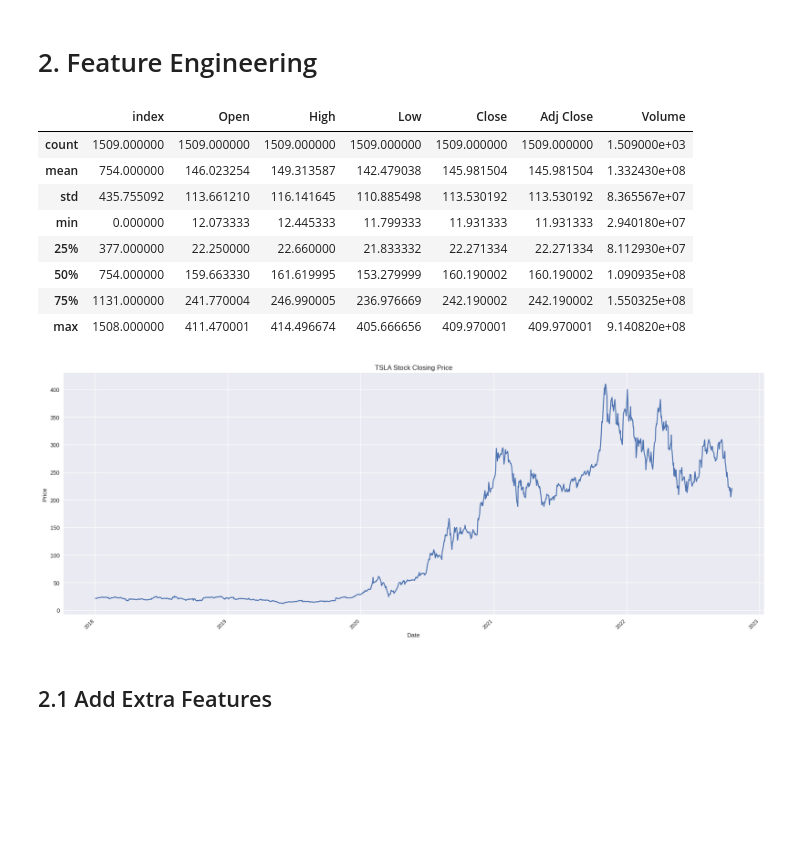
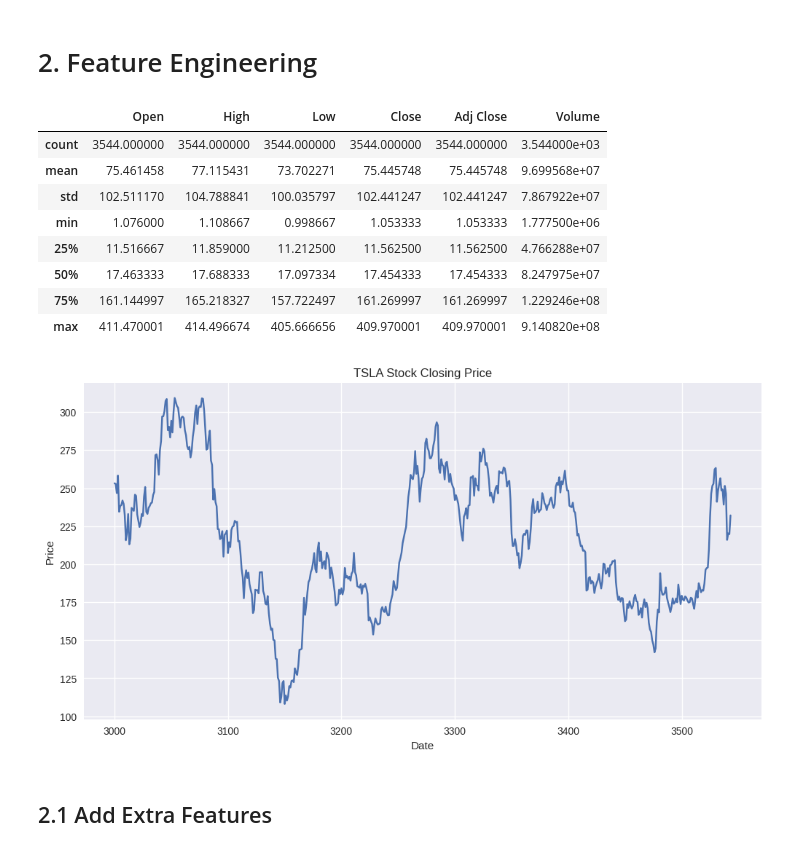
Before and after one commit to Foluwa/mscthesis, a Jupyter notebook: MSCTHESIS.ipynb, the cells around one changed output. Drawn from its saved outputs; the diff is of its cells as text; code cells hidden in the pictures; blank space fills up the shorter version.

```diff
--- a/MSCTHESIS.ipynb
+++ b/MSCTHESIS.ipynb
@@ -98,5 +95,7 @@ plt.style.use('seaborn')
 # %%
 # Download data
 TICKER = "TSLA"
-target_column = 'Close'
-df = yf.download(TICKER, start="2018-01-01", end="2024-01-01").reset_index()
+df_tsla = pd.read_csv(f"{TICKER}.csv")
+
+# gs = yf.download(TICKER, start="2020-01-01", end="2021-01-01")
+# df_tsla = yf.download(TICKER, start="2011-01-01", end="2021-01-01")
@@ -216,30 +173,27 @@ test.head()
 # %% [markdown]
 # 2. Feature Engineering
 # %%
-df.describe()
+df_tsla.describe()
 # %% [output]
-|  | index | Open | High | Low | Close | Adj Close | Volume |
-| count | 1509.000000 | 1509.000000 | 1509.000000 | 1509.000000 | 1509.000000 | 1509.000000 | 1.509000e+03 |
-| mean | 754.000000 | 146.023254 | 149.313587 | 142.479038 | 145.981504 | 145.981504 | 1.332430e+08 |
-| std | 435.755092 | 113.661210 | 116.141645 | 110.885498 | 113.530192 | 113.530192 | 8.365567e+07 |
-| min | 0.000000 | 12.073333 | 12.445333 | 11.799333 | 11.931333 | 11.931333 | 2.940180e+07 |
-| 25% | 377.000000 | 22.250000 | 22.660000 | 21.833332 | 22.271334 | 22.271334 | 8.112930e+07 |
-| 50% | 754.000000 | 159.663330 | 161.619995 | 153.279999 | 160.190002 | 160.190002 | 1.090935e+08 |
-| 75% | 1131.000000 | 241.770004 | 246.990005 | 236.976669 | 242.190002 | 242.190002 | 1.550325e+08 |
-| max | 1508.000000 | 411.470001 | 414.496674 | 405.666656 | 409.970001 | 409.970001 | 9.140820e+08 |
+|  | Open | High | Low | Close | Adj Close | Volume |
+| count | 3544.000000 | 3544.000000 | 3544.000000 | 3544.000000 | 3544.000000 | 3.544000e+03 |
+| mean | 75.461458 | 77.115431 | 73.702271 | 75.445748 | 75.445748 | 9.699568e+07 |
+| std | 102.511170 | 104.788841 | 100.035797 | 102.441247 | 102.441247 | 7.867922e+07 |
+| min | 1.076000 | 1.108667 | 0.998667 | 1.053333 | 1.053333 | 1.777500e+06 |
+| 25% | 11.516667 | 11.859000 | 11.212500 | 11.562500 | 11.562500 | 4.766288e+07 |
+| 50% | 17.463333 | 17.688333 | 17.097334 | 17.454333 | 17.454333 | 8.247975e+07 |
+| 75% | 161.144997 | 165.218327 | 157.722497 | 161.269997 | 161.269997 | 1.229246e+08 |
+| max | 411.470001 | 414.496674 | 405.666656 | 409.970001 | 409.970001 | 9.140820e+08 |
 # %%
 # Plot the closing price
-plt.figure(figsize=(18, 7))
-plt.plot(train.index, train['Close'])
+plt.figure(figsize=(12, 6))
+# plt.plot(df_tsla.index, gs['Close'])
+plt.plot(df_tsla['Close'][3000:])
 plt.title(f'{TICKER} Stock Closing Price')
 plt.xlabel('Date')
 plt.ylabel('Price')
-plt.grid(True)
-plt.xticks(rotation=45, ha='right', fontsize=9)
-
-plt.tight_layout()
 plt.show()
 # %% [output]
-[figure, old version]
+[figure, new version]
 # %% [markdown]
 ## 2.1 Add Extra Features
```
Also changed, not shown: parts of 132 cells of this notebook, 1 other file.
